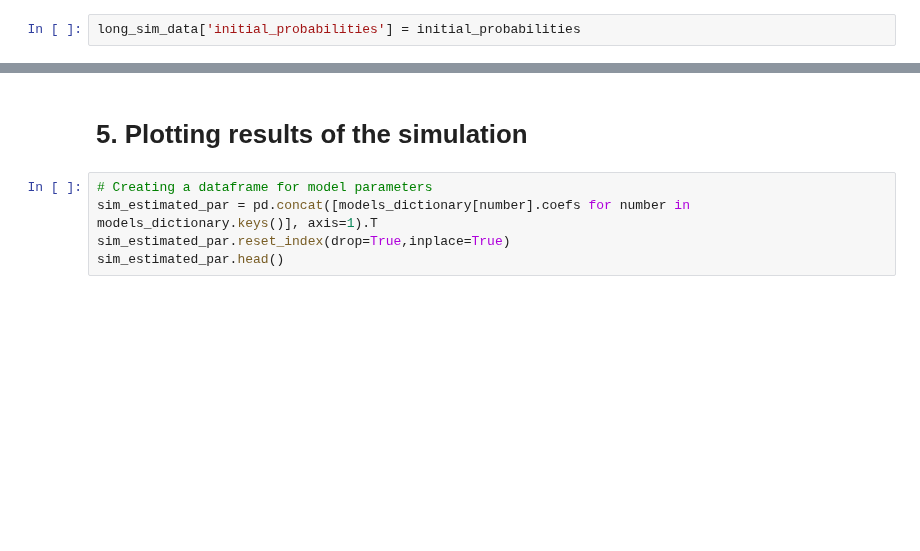
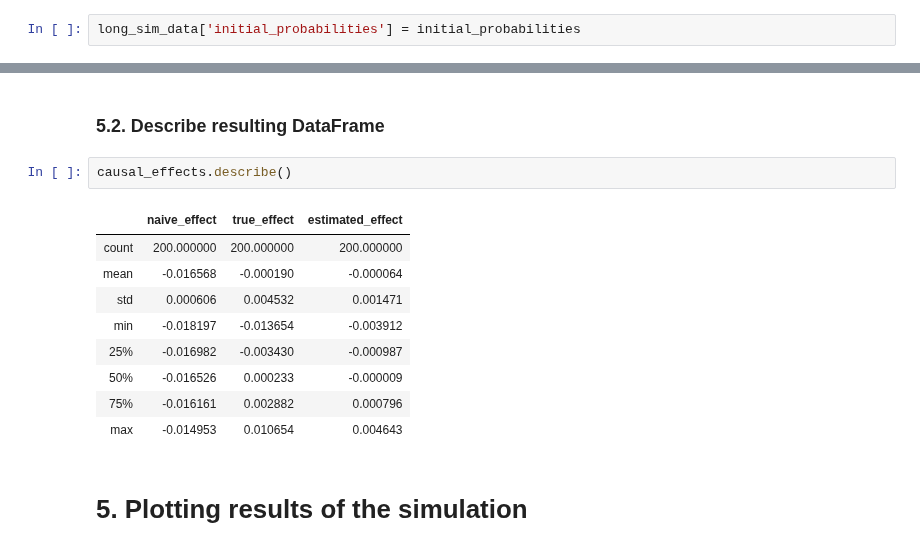
Before and after one commit to hassan-obeid/tr_b_causal_2020, a Jupyter notebook: notebooks/working/6.0-mab-estimate-causal-effect.ipynb, the cells around one changed output, grey strips where cells are left out. Drawn from its saved outputs; the diff is of its cells as text; blank space fills up the shorter version.

```diff
--- a/notebooks/working/6.0-mab-estimate-causal-effect.ipynb
+++ b/notebooks/working/6.0-mab-estimate-causal-effect.ipynb
@@ -2243,7 +2382,16 @@ Initial Log-likelihood: -7,972.0177
+# %% [markdown]
+### 5.2. Describe resulting DataFrame
+# %%
+causal_effects.describe()
+# %% [output]
+|  | naive_effect | true_effect | estimated_effect |
+| count | 200.000000 | 200.000000 | 200.000000 |
+| mean | -0.016568 | -0.000190 | -0.000064 |
+| std | 0.000606 | 0.004532 | 0.001471 |
+| min | -0.018197 | -0.013654 | -0.003912 |
+| 25% | -0.016982 | -0.003430 | -0.000987 |
+| 50% | -0.016526 | 0.000233 | -0.000009 |
+| 75% | -0.016161 | 0.002882 | 0.000796 |
+| max | -0.014953 | 0.010654 | 0.004643 |
 # %% [markdown]
 # 5. Plotting results of the simulation
-# %%
-# Creating a dataframe for model parameters
-sim_estimated_par = pd.concat([models_dictionary[number].coefs for number in models_dictionary.keys()], axis=1).T
-sim_estimated_par.reset_index(drop=True,inplace=True)
-sim_estimated_par.head()
```
Also changed, not shown: parts of 33 cells of this notebook, 1 other file.
